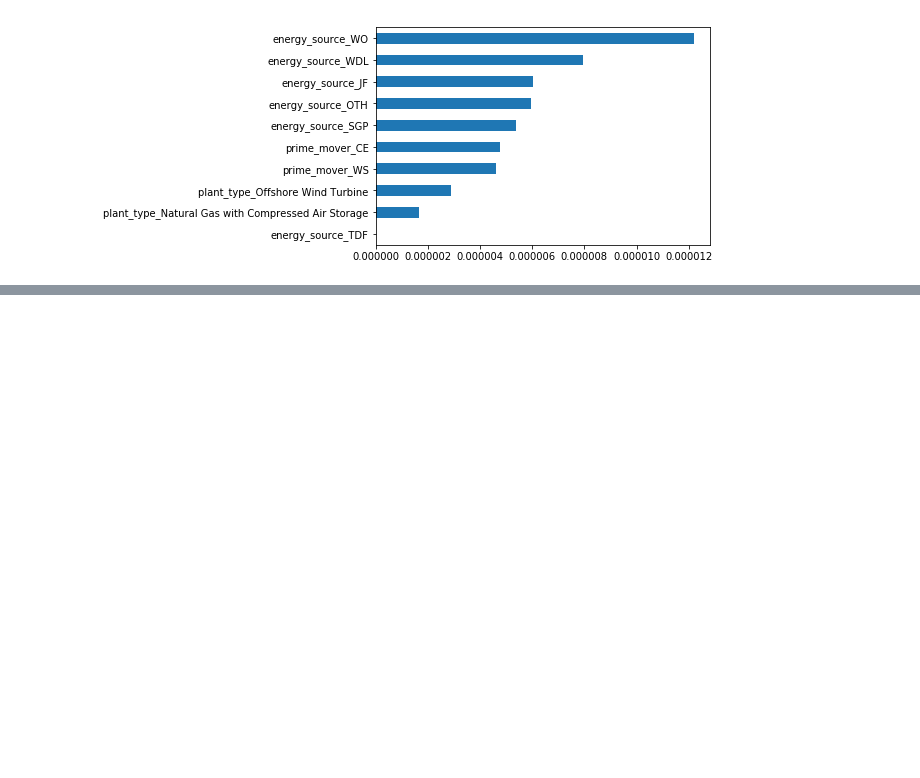
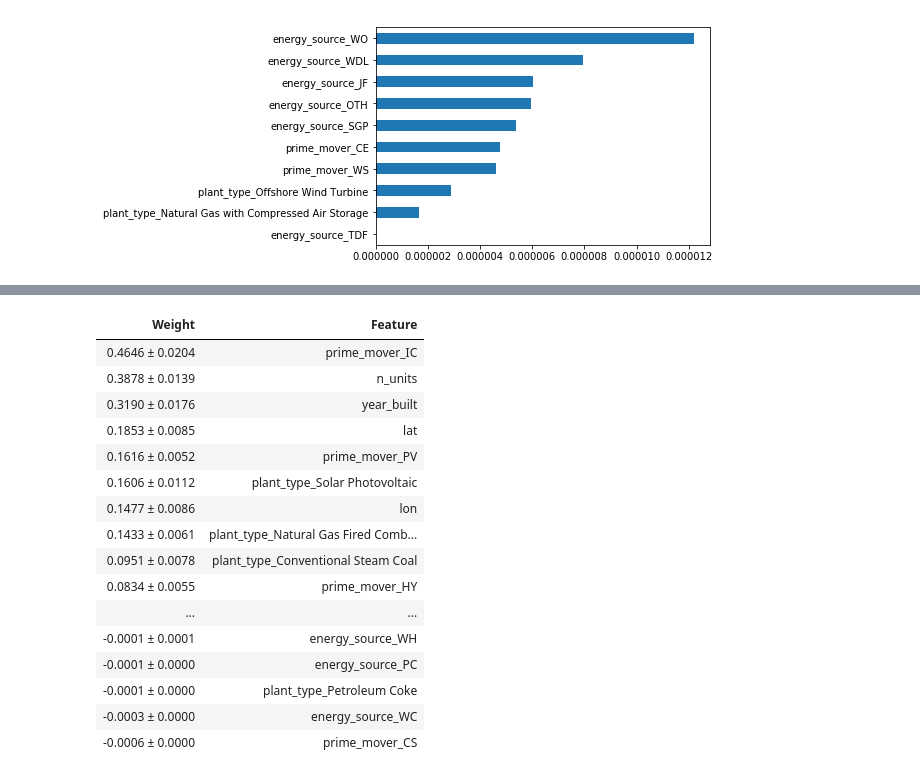
Before and after one commit to Tclack88/Lambda, a Jupyter notebook: module2/assignment_applied_modeling_2.ipynb, the cells around one changed output, grey strips where cells are left out. Saved outputs shown, nothing was run; the diff lists cells and outputs as text; code cells hidden in the pictures; blank space fills up the shorter version.

```diff
--- a/module2/assignment_applied_modeling_2.ipynb
+++ b/module2/assignment_applied_modeling_2.ipynb
@@ -235,0 +236,7 @@ pd.Series(feature_importances,features).sort_values(ascending=True)[:10].plot.ba
+# %%
+permuter = PermutationImportance(model,
+                                 n_iter = 5,
+                                 scoring = 'neg_mean_absolute_error')
+
+X_test_enc = encoder.transform(X_test)
+permuter.fit(X_test_enc,y_test)
@@ -235,0 +263,23 @@ pd.Series(feature_importances,features).sort_values(ascending=True)[:10].plot.ba
+# %%
+features = X_test_enc.columns.to_list()
+eli5.show_weights(permuter,
+                  top=None,
+                  feature_names = features)
+# %% [output]
+| Weight | Feature |
+| 0.4646 ± 0.0204 | prime_mover_IC |
+| 0.3878 ± 0.0139 | n_units |
+| 0.3190 ± 0.0176 | year_built |
+| 0.1853 ± 0.0085 | lat |
+| 0.1616 ± 0.0052 | prime_mover_PV |
+| 0.1606 ± 0.0112 | plant_type_Solar Photovoltaic |
+| 0.1477 ± 0.0086 | lon |
+| 0.1433 ± 0.0061 | plant_type_Natural Gas Fired Comb... |
+| 0.0951 ± 0.0078 | plant_type_Conventional Steam Coal |
+| 0.0834 ± 0.0055 | prime_mover_HY |
+| ... | ... |
+| -0.0001 ± 0.0001 | energy_source_WH |
+| -0.0001 ± 0.0000 | energy_source_PC |
+| -0.0001 ± 0.0000 | plant_type_Petroleum Coke |
+| -0.0003 ± 0.0000 | energy_source_WC |
+| -0.0006 ± 0.0000 | prime_mover_CS |
```
Also changed, not shown: parts of 8 cells of this notebook.
